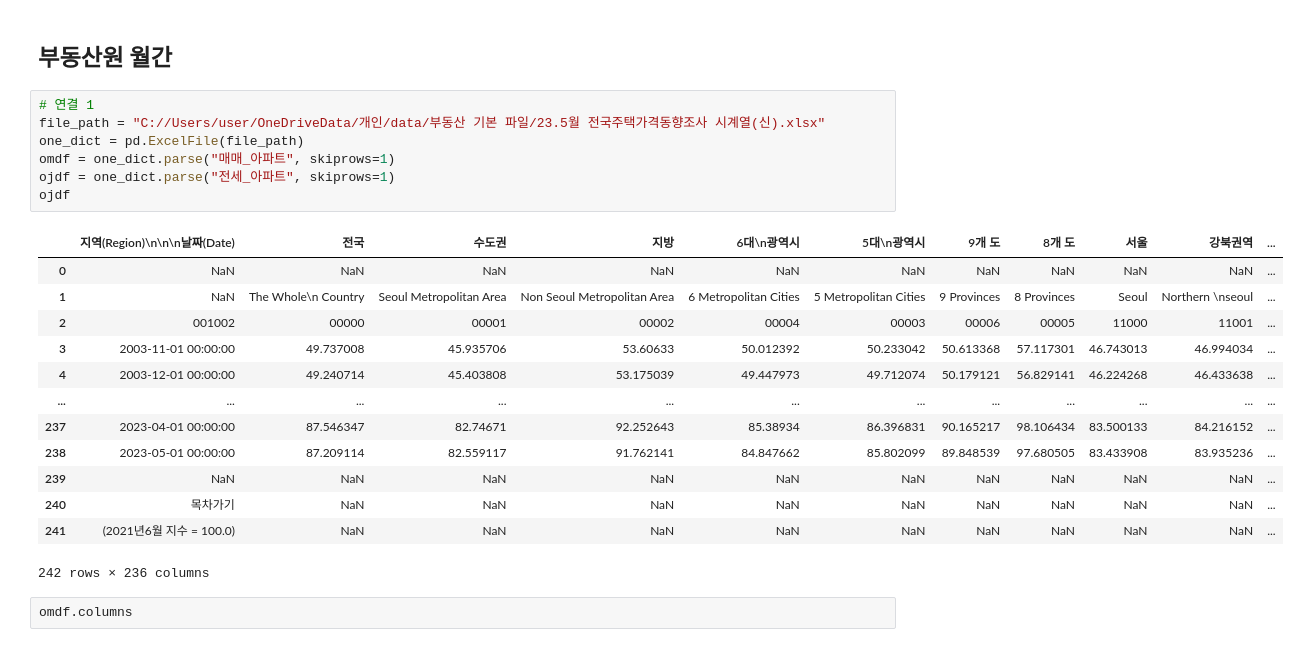
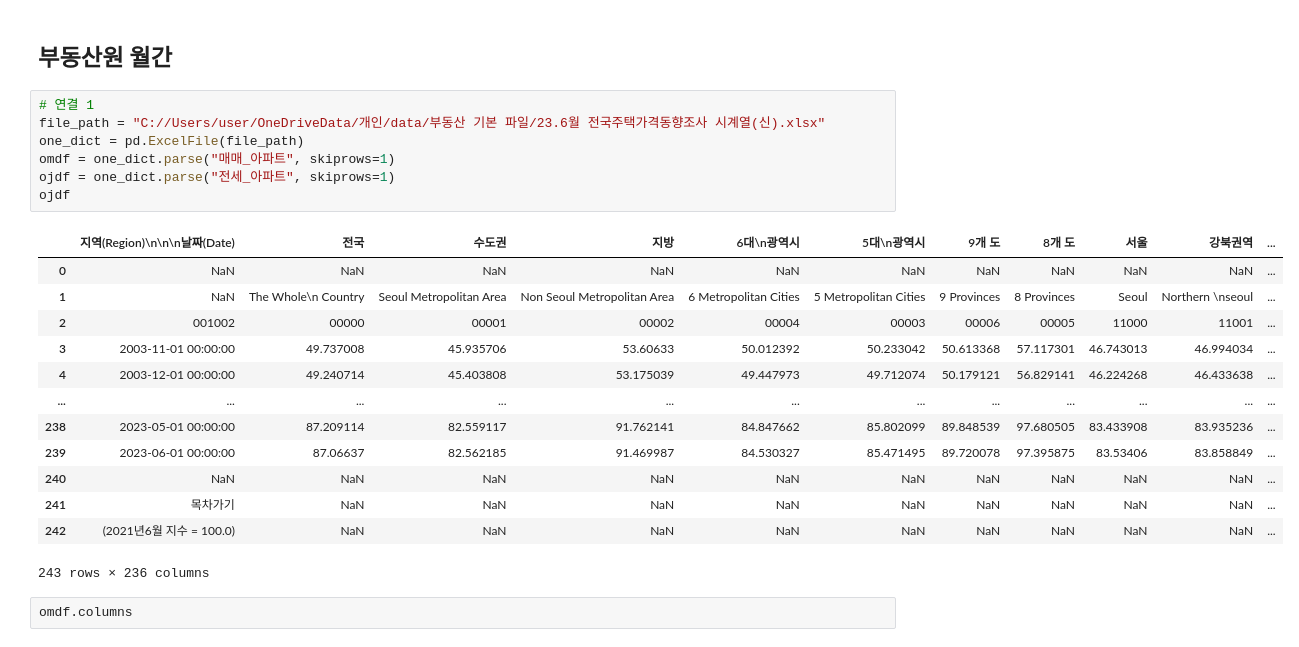
Before and after one commit to sizipusx/fundamental, a Jupyter notebook: jupyterlab/월간 부동산 업데이트.ipynb, the cells around one changed output. Drawn from its saved outputs; the diff is of its cells as text.

```diff
--- a/jupyterlab/월간 부동산 업데이트.ipynb
+++ b/jupyterlab/월간 부동산 업데이트.ipynb
@@ -485,25 +485,25 @@ conn.close()
 ## 부동산원 월간
 # %%
 # 연결 1
-file_path = "C://Users/user/OneDriveData/개인/data/부동산 기본 파일/23.5월 전국주택가격동향조사 시계열(신).xlsx"
+file_path = "C://Users/user/OneDriveData/개인/data/부동산 기본 파일/23.6월 전국주택가격동향조사 시계열(신).xlsx"
 one_dict = pd.ExcelFile(file_path)
 omdf = one_dict.parse("매매_아파트", skiprows=1)
 ojdf = one_dict.parse("전세_아파트", skiprows=1)
 ojdf
 # %% [output]
 |  | 지역(Region)\n\n\n날짜(Date) | 전국 | 수도권 | 지방 | 6대\n광역시 | 5대\n광역시 | 9개 도 | 8개 도 | 서울 | 강북권역 | ... |
 | 0 | NaN | NaN | NaN | NaN | NaN | NaN | NaN | NaN | NaN | NaN | ... |
 | 1 | NaN | The Whole\n Country | Seoul Metropolitan Area | Non Seoul Metropolitan Area | 6 Metropolitan Cities | 5 Metropolitan Cities | 9 Provinces | 8 Provinces | Seoul | Northern \nseoul | ... |
 | 2 | 001002 | 00000 | 00001 | 00002 | 00004 | 00003 | 00006 | 00005 | 11000 | 11001 | ... |
 | 3 | 2003-11-01 00:00:00 | 49.737008 | 45.935706 | 53.60633 | 50.012392 | 50.233042 | 50.613368 | 57.117301 | 46.743013 | 46.994034 | ... |
 | 4 | 2003-12-01 00:00:00 | 49.240714 | 45.403808 | 53.175039 | 49.447973 | 49.712074 | 50.179121 | 56.829141 | 46.224268 | 46.433638 | ... |
 | ... | ... | ... | ... | ... | ... | ... | ... | ... | ... | ... | ... |
-| 237 | 2023-04-01 00:00:00 | 87.546347 | 82.74671 | 92.252643 | 85.38934 | 86.396831 | 90.165217 | 98.106434 | 83.500133 | 84.216152 | ... |
 | 238 | 2023-05-01 00:00:00 | 87.209114 | 82.559117 | 91.762141 | 84.847662 | 85.802099 | 89.848539 | 97.680505 | 83.433908 | 83.935236 | ... |
-| 239 | NaN | NaN | NaN | NaN | NaN | NaN | NaN | NaN | NaN | NaN | ... |
-| 240 | 목차가기 | NaN | NaN | NaN | NaN | NaN | NaN | NaN | NaN | NaN | ... |
-| 241 | (2021년6월 지수 = 100.0) | NaN | NaN | NaN | NaN | NaN | NaN | NaN | NaN | NaN | ... |
+| 239 | 2023-06-01 00:00:00 | 87.06637 | 82.562185 | 91.469987 | 84.530327 | 85.471495 | 89.720078 | 97.395875 | 83.53406 | 83.858849 | ... |
+| 240 | NaN | NaN | NaN | NaN | NaN | NaN | NaN | NaN | NaN | NaN | ... |
+| 241 | 목차가기 | NaN | NaN | NaN | NaN | NaN | NaN | NaN | NaN | NaN | ... |
+| 242 | (2021년6월 지수 = 100.0) | NaN | NaN | NaN | NaN | NaN | NaN | NaN | NaN | NaN | ... |
-242 rows × 236 columns
+243 rows × 236 columns
 # %%
 omdf.columns
 # %% [output]
```
Also changed, not shown: parts of 8 cells of this notebook, 1 other file.
